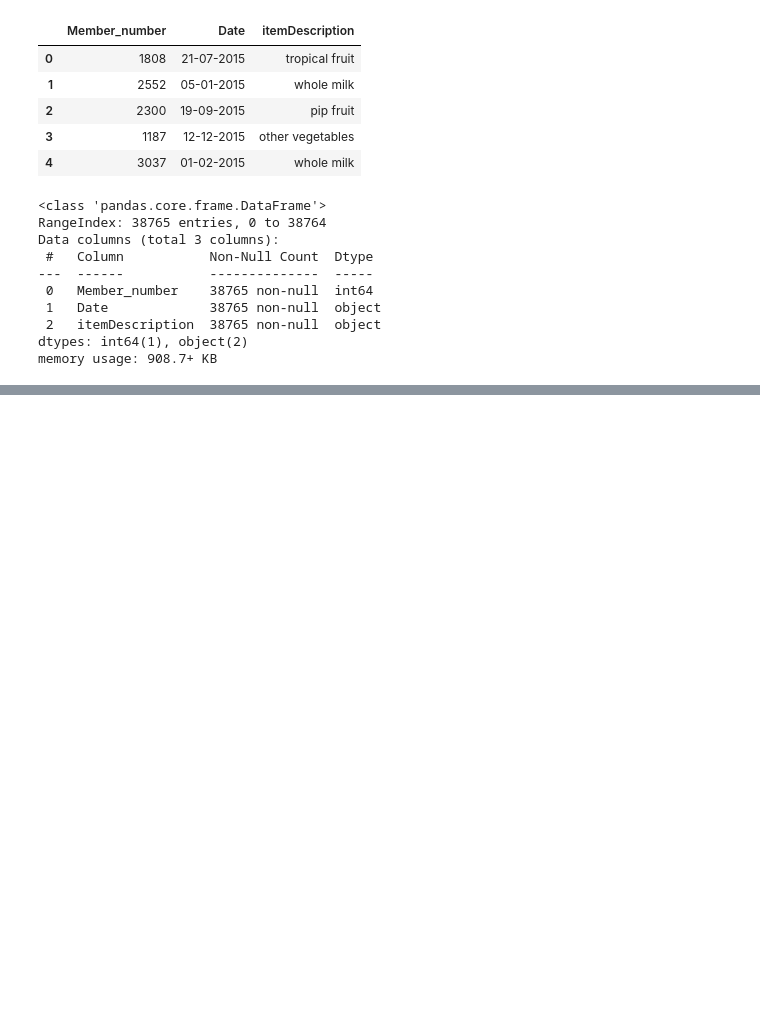
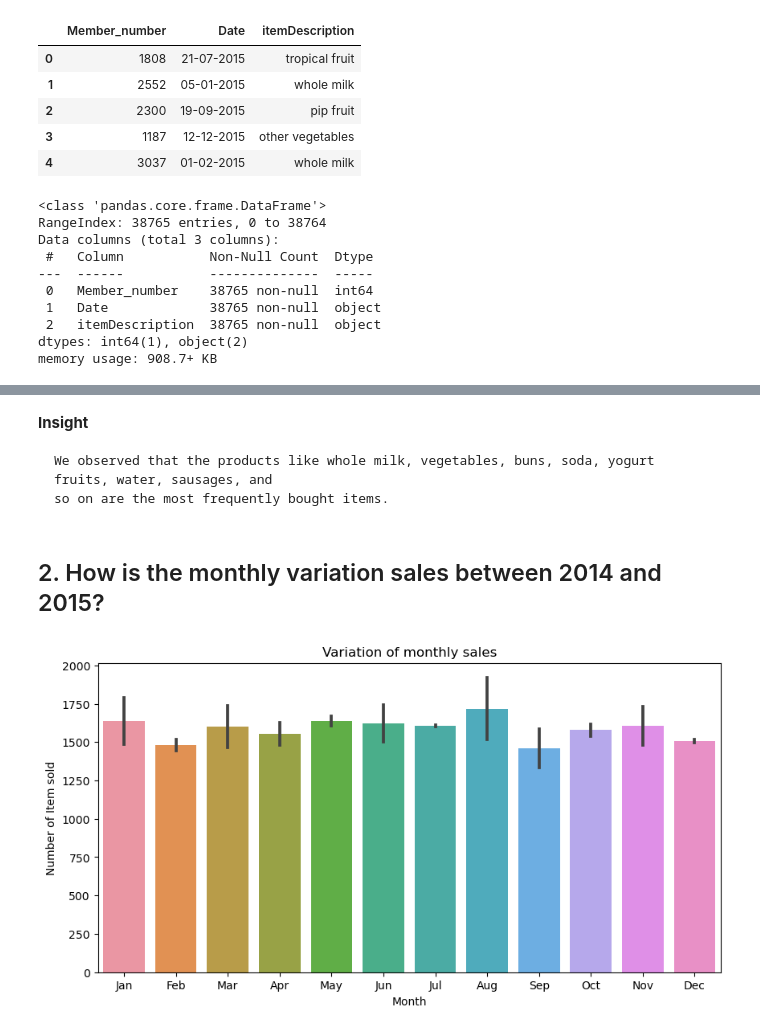
Before and after one commit to OhuneneIbrahim/Market-Basket-Analysis, a Jupyter notebook: Market_basket_analysis.ipynb, the cells around one changed output, grey strips where cells are left out. Cells and saved outputs as stored; diff of their text form; code cells hidden in the pictures; blank space fills up the shorter version.

```diff
--- a/Market_basket_analysis.ipynb
+++ b/Market_basket_analysis.ipynb
@@ -38,0 +287,23 @@ df.head()
+# %% [markdown]
+**Insight**
+
+    We observed that the products like whole milk, vegetables, buns, soda, yogurt fruits, water, sausages, and
+    so on are the most frequently bought items.
+# %% [markdown]
+## 2. How is the monthly variation sales between 2014 and 2015?
+# %%
+month_order = ['Jan', 'Feb', 'Mar', 'Apr', 'May', 'Jun', 'Jul', 'Aug', 'Sep', 'Oct', 'Nov', 'Dec']
+df['month'] = pd.Categorical(df['month'], categories=month_order, ordered=True)
+
+# Sort the DataFrame based on the categorical order
+df = df.sort_values('month')
+
+plt.figure(figsize=(10, 5))
+monthdf=df.groupby(["month", "year"])['itemDescription'].count().reset_index()
+sns.barplot(data=monthdf, x= "month", y = "itemDescription")
+plt.title("Variation of monthly sales")
+plt.xlabel("Month")
+plt.ylabel("Number of Item sold")
+plt.show()
+# %% [output]
+[figure, added]
```
Also changed, not shown: parts of 72 cells of this notebook, 1 other file.
